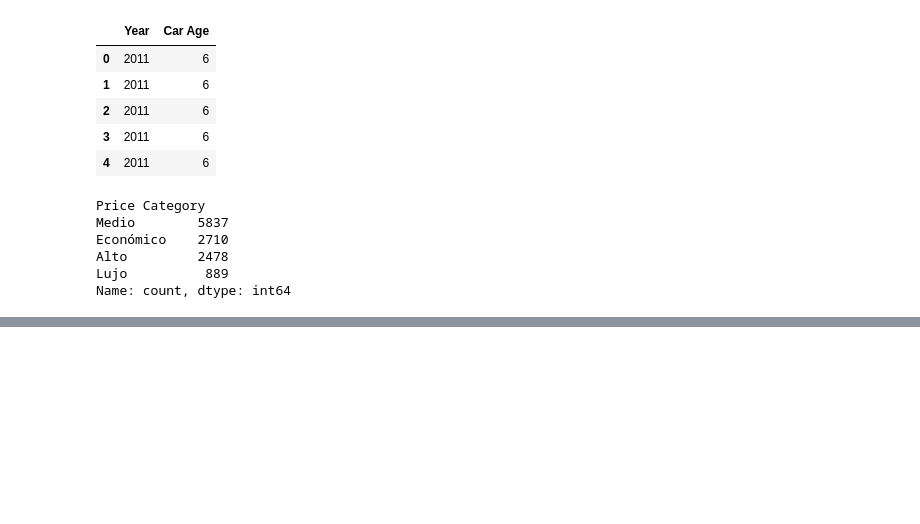
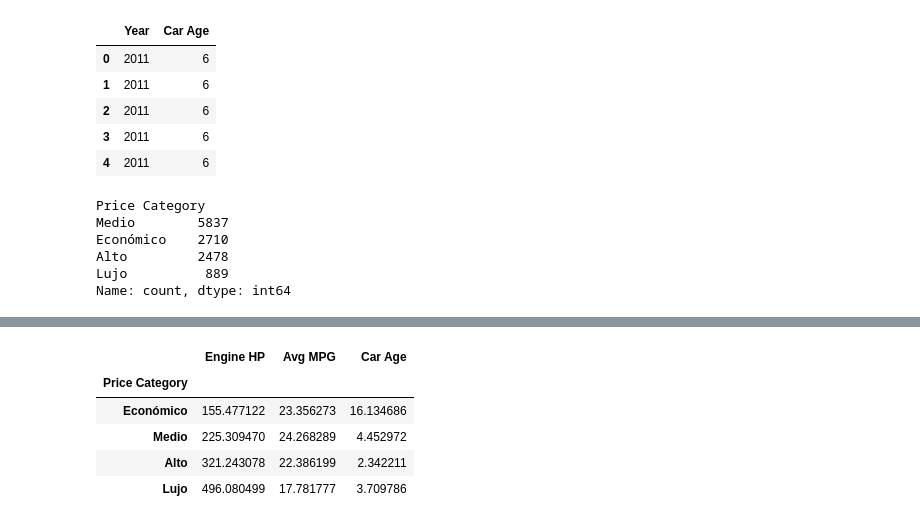
Before and after one commit to JuanPrieto16/proyecto_carros_proga2, a Jupyter notebook: cuadernos/exploracion_juan.ipynb, the cells around one changed output, grey strips where cells are left out. Cells and saved outputs as stored; diff of their text form; code cells hidden in the pictures; blank space fills up the shorter version.

```diff
--- a/cuadernos/exploracion_juan.ipynb
+++ b/cuadernos/exploracion_juan.ipynb
@@ -190,0 +250,9 @@ Name: count, dtype: int64
+# %%
+df.groupby("Price Category", observed=True)[["Engine HP", "Avg MPG", "Car Age"]].mean()
+# %% [output]
+|  | Engine HP | Avg MPG | Car Age |
+| Price Category |  |  |  |
+| Económico | 155.477122 | 23.356273 | 16.134686 |
+| Medio | 225.309470 | 24.268289 | 4.452972 |
+| Alto | 321.243078 | 22.386199 | 2.342211 |
+| Lujo | 496.080499 | 17.781777 | 3.709786 |
```
Also changed, not shown: parts of 4 cells of this notebook, 1 other file.
